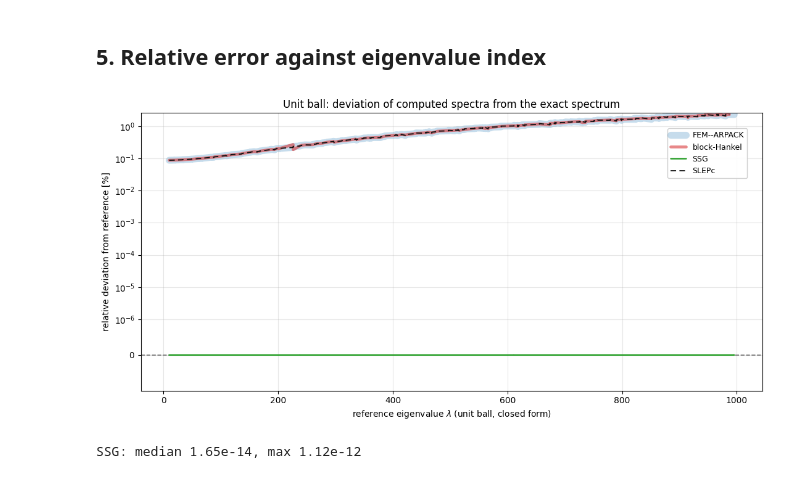
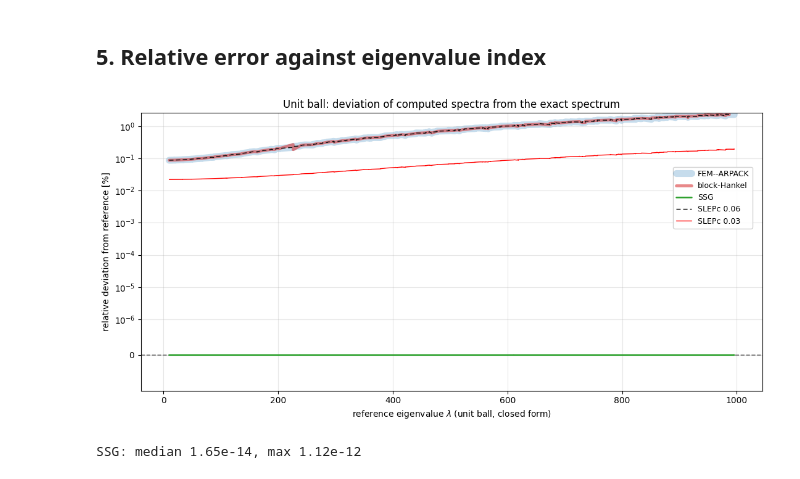
Before and after one commit to Sultanow/cone-operator-lab, a Jupyter notebook: ellipsoid-benchmark/notebooks/unit_ball_ground_truth_validation.ipynb, the cells around one changed output. Cells and saved outputs as stored; diff of their text form; code cells hidden in the pictures.

```diff
--- a/ellipsoid-benchmark/notebooks/unit_ball_ground_truth_validation.ipynb
+++ b/ellipsoid-benchmark/notebooks/unit_ball_ground_truth_validation.ipynb
@@ -30,6 +30,7 @@ OUTPUTS_DIR = DATA_ROOT / "outputs"
 ARNOLDI_DIR = OUTPUTS_DIR / "arnoldi_reference_sphere"
 SSG_DIR     = OUTPUTS_DIR / "ssg_reference_sphere"
 SLEPC_DIR   = OUTPUTS_DIR / "slepc_slicing_unitball"
+SLEPC64_DIR = OUTPUTS_DIR / "slepc_slicing_unitball_h003_i64"
 HANKEL_DIR  = OUTPUTS_DIR / "hankel_full_spectrum_unitball"
 
 ANALYSIS_DIR = OUTPUTS_DIR / "unit_ball_ground_truth_validation"
@@ -54,9 +55,10 @@ def first_match(directory: Path, patterns: list[str]):
 ARNOLDI_PATH = ARNOLDI_DIR / "ellipsoid_a1_b1_c1_P2_h0.06_arnoldi_highacc_N2000_eigs.txt"
 SSG_PATH     = SSG_DIR / "ellipsoid_a1_b1_c1_l36_n20_qr64_qt56_qp112_ssg_N2000_eigs.txt"
 SLEPC_PATH   = SLEPC_DIR / "unitball_slepc_slicing_eigs.txt"
+SLEPC64_PATH = SLEPC64_DIR / "a1_b1_c1_P2_h0.03_top1018.06672105_slepc_slicing_n32p2_eigs.txt"
 HANKEL_PATH  = HANKEL_DIR / "full_spectrum_eigs_certified.txt"
 
-for name, p in (("Arnoldi", ARNOLDI_PATH), ("SSG", SSG_PATH), ("SLEPc", SLEPC_PATH), ("Hankel", HANKEL_PATH)):
+for name, p in (("Arnoldi", ARNOLDI_PATH), ("SSG", SSG_PATH), ("SLEPc 0.06", SLEPC_PATH), ("SLEPc 0.03", SLEPC64_PATH), ("Hankel", HANKEL_PATH)):
     print(f"{name:8s}", p)
 # %% [output]
 Arnoldi  /home/esul01/data/outputs/arnoldi_reference_sphere/ellipsoid_a1_b1_c1_P2_h0.06_arnoldi_highacc_N2000_eigs.txt
@@ -187,7 +190,8 @@ def load_positive_sorted(path):
 spectra = {
     "FEM--ARPACK":  load_positive_sorted(ARNOLDI_PATH),
     "SSG":          load_positive_sorted(SSG_PATH),
-    "SLEPc":        load_positive_sorted(SLEPC_PATH),
+    "SLEPc 0.06":   load_positive_sorted(SLEPC_PATH),
+    "SLEPc 0.03":   load_positive_sorted(SLEPC64_PATH),
     "block-Hankel": load_positive_sorted(HANKEL_PATH),
 }
 for method, values in spectra.items():
@@ -244,41 +250,42 @@ display(ordered_summary)
 ## 5. Relative error against eigenvalue index
 # %%
 STYLES = {
-    "FEM--ARPACK":  dict(color="#1f77b4", linestyle="-", linewidth=8.0, alpha=0.25, zorder=1),
-    "block-Hankel": dict(color="#d62728", linestyle="-", linewidth=3.4, alpha=0.55, zorder=2),
-    "SSG":          dict(color="#2ca02c", linestyle="-", linewidth=1.8, zorder=3),
-    "SLEPc":        dict(color="#111111", linestyle=(0, (5, 3)), linewidth=1.3, zorder=4),
+    "FEM--ARPACK":  dict(color="#1f77b4", linestyle="-", linewidth=8.0, alpha=0.25, zorder=1, solid_capstyle="round"),
+    "block-Hankel": dict(color="#d62728", linestyle="-", linewidth=3.4, alpha=0.55, zorder=2, solid_capstyle="round"),
+    "SSG":          dict(color="#2ca02c", linestyle="-", linewidth=1.8, zorder=3, solid_capstyle="round"),
+    "SLEPc 0.06":   dict(color="#111111", linestyle=(0, (5, 3)), linewidth=1, zorder=4),
+    "SLEPc 0.03":   dict(color="#ff0000", linestyle="-", linewidth=1, alpha=1, zorder=2, solid_capstyle="round"),
 }
-PLOT_ORDER = ["FEM--ARPACK", "block-Hankel", "SSG", "SLEPc"]
+PLOT_ORDER = ["FEM--ARPACK", "block-Hankel", "SSG", "SLEPc 0.06", "SLEPc 0.03"]
 
 exact = exact_df["lambda_exact"].to_numpy()
 LAM_MAX = min(exact[-1], *(v[-1] for v in spectra.values() if v is not None))
 exact = exact[exact <= LAM_MAX]
 
 fig, ax = plt.subplots(figsize=(11, 5.5))
 for method in PLOT_ORDER:
     v = spectra.get(method)
     if v is None:
         continue
     n = min(len(v), len(exact))
     rel = (v[:n] - exact[:n]) / exact[:n]
-    ax.plot(exact[:n], 100 * rel, label=method, solid_capstyle="round", **STYLES[method])
+    ax.plot(exact[:n], 100 * rel, label=method, **STYLES[method])
 
 ax.axhline(0.0, color="0.45", linestyle="--", linewidth=1.2)
 ax.set_yscale("symlog", linthresh=1e-6)
 ax.set_ylim(bottom=-1e-6)
 ax.set_ylabel("relative deviation from ground truth [%] (symlog)")
 ax.set_xlabel(r"reference eigenvalue $\lambda$ (unit ball, closed form)")
 ax.set_ylabel("relative deviation from reference [%]")
 ax.set_title("Unit ball: deviation of computed spectra from the exact spectrum")
 ax.grid(True, alpha=0.3)
-ax.legend(fontsize=9, framealpha=0.92, loc="upper right", borderaxespad=2)
+ax.legend(fontsize=9, framealpha=0.92, loc="upper right", bbox_to_anchor=(0.99, 0.82))
 fig.tight_layout()
 fig.savefig(FIG_DIR / "unitball_relative_deviation.png", dpi=150)
 fig.savefig(FIG_DIR / "unitball_relative_deviation.pdf", bbox_inches="tight")
 plt.show()
 # %% [output]
-[figure, old version]
+[figure, new version]
 # %%
 v = spectra["SSG"]; n = min(len(v), len(exact))
 rel = np.abs(v[:n] - exact[:n]) / exact[:n]
```
Also changed, not shown: parts of 4 cells of this notebook, 1 other file.
